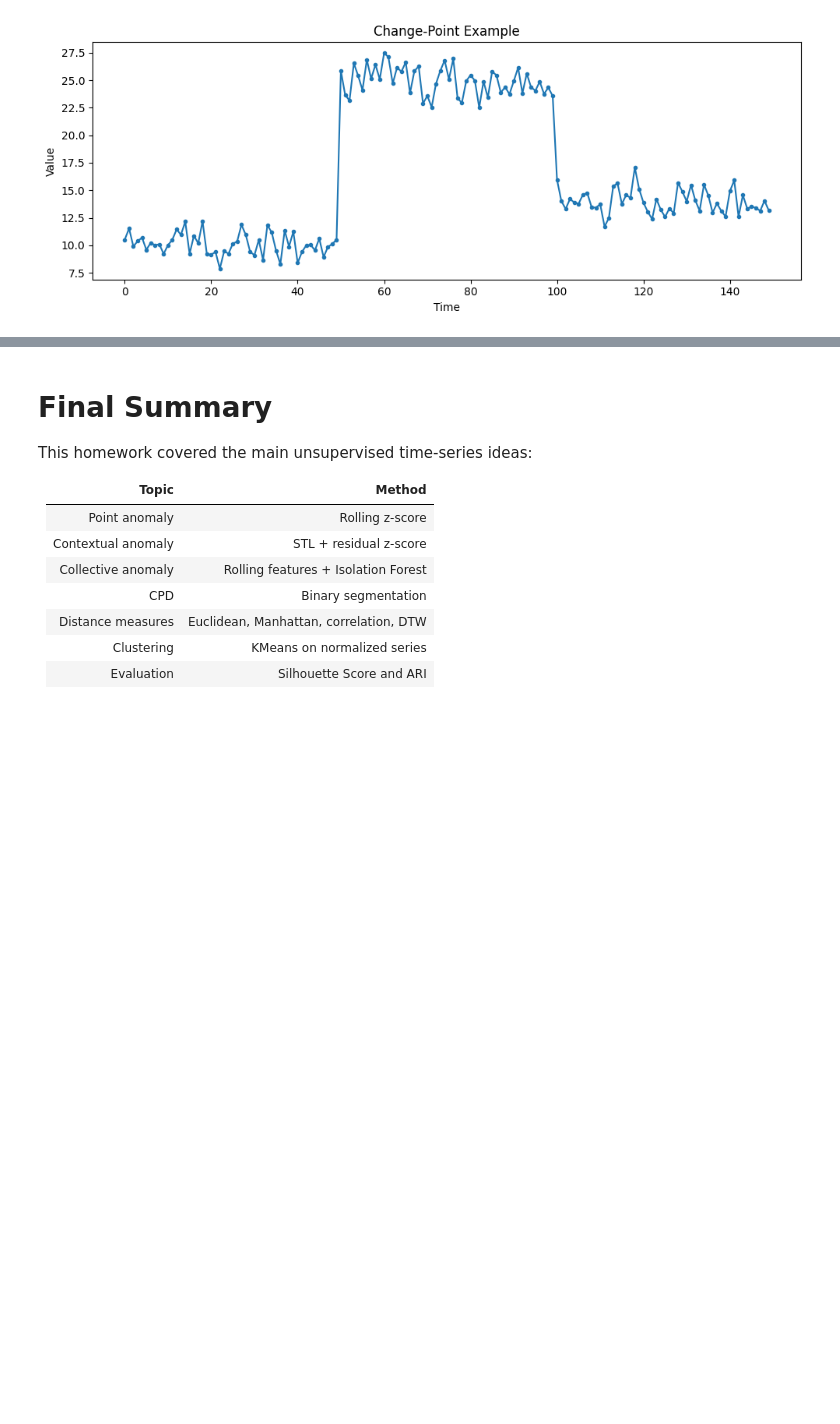
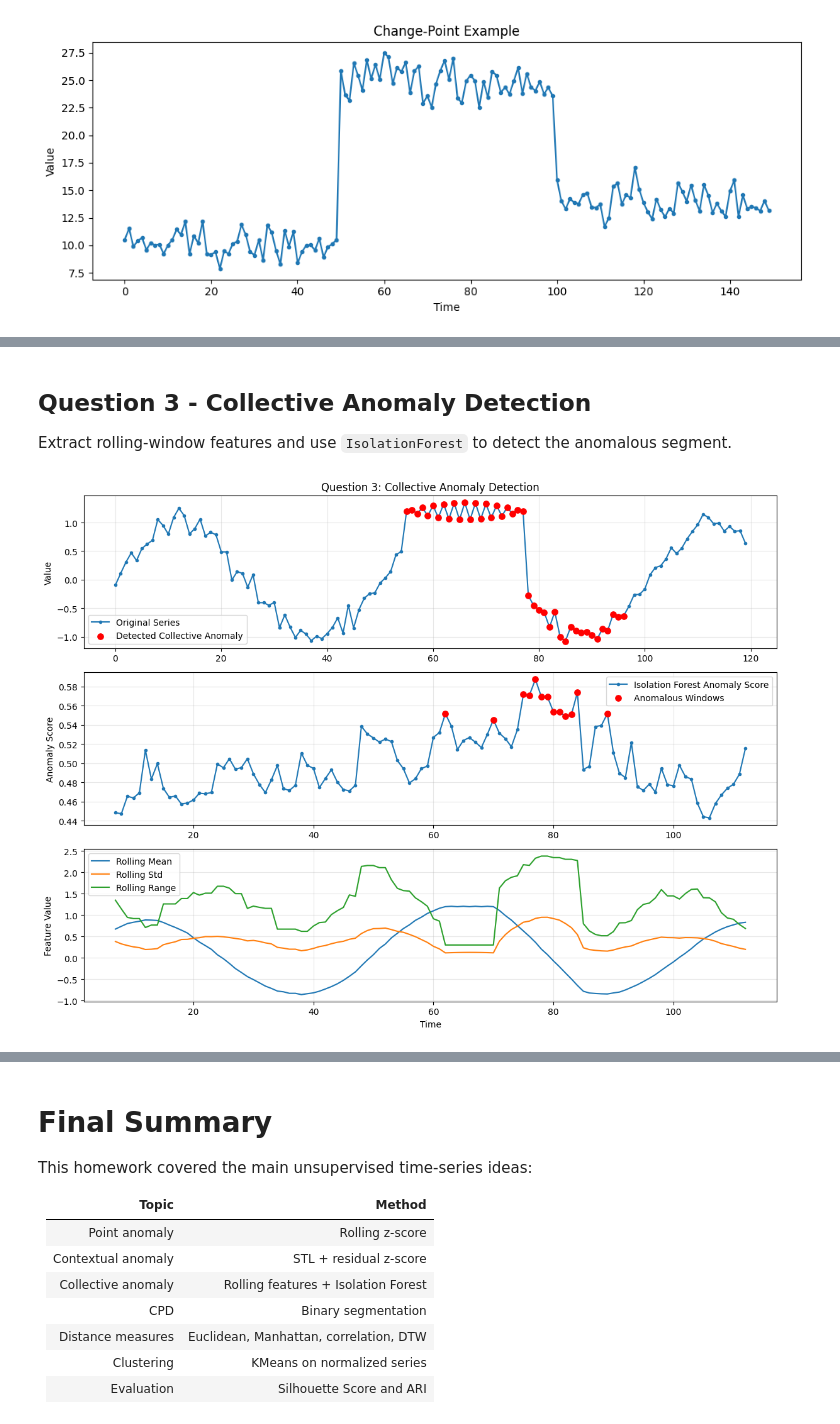
Before and after one commit to yoav-ayalon/course-Time-Series, a Jupyter notebook: HW3/unsupervised_time_series_homework.ipynb, the cells around one changed output, grey strips where cells are left out. Saved outputs shown, nothing was run; the diff lists cells and outputs as text; code cells hidden in the pictures; blank space fills up the shorter version.

Commit message:
HW3 partially-finished and extras from class

```diff
--- a/HW3/unsupervised_time_series_homework.ipynb
+++ b/HW3/unsupervised_time_series_homework.ipynb
@@ -99,0 +218,80 @@ Generate three groups of time-series, cluster them with KMeans, and evaluate wit
+# %% [markdown]
+## Question 3 - Collective Anomaly Detection
+Extract rolling-window features and use `IsolationForest` to detect the anomalous segment.
+# %%
+# Rolling-window feature extraction
+window_size = 15
+
+features = []
+window_starts = []
+window_centers = []
+
+for i in range(len(y_collective) - window_size + 1):
+    window = y_collective[i:i + window_size]
+    x = np.arange(window_size)
+
+    features.append({
+        "mean": np.mean(window),
+        "std": np.std(window),
+        "min": np.min(window),
+        "max": np.max(window),
+        "range": np.max(window) - np.min(window),
+        "slope": np.polyfit(x, window, 1)[0]})
+
+    window_starts.append(i)
+    window_centers.append(i + window_size // 2)
+
+features_df = pd.DataFrame(features, index=window_centers)
+
+# Fit Isolation Forest on rolling-window features
+iso_model = IsolationForest(contamination=0.12,random_state=42)
+
+window_labels = iso_model.fit_predict(features_df)
+window_scores = -iso_model.score_samples(features_df)
+anomalous_windows = window_labels == -1
+
+# Convert anomalous windows into anomalous points
+collective_anomalies = np.zeros(len(y_collective), dtype=bool)
+
+for start_idx, is_anomaly in zip(window_starts, anomalous_windows):
+    if is_anomaly:
+        collective_anomalies[start_idx:start_idx + window_size] = True
+
+# Visualization
+fig, axes = plt.subplots(3, 1, figsize=(12, 9))
+
+# Plot 1: Original series with detected collective anomaly
+axes[0].plot(y_collective, marker="o", markersize=3, label="Original Series")
+axes[0].scatter(np.where(collective_anomalies)[0], y_collective[collective_anomalies],
+                color="red", s=45, label="Detected Collective Anomaly", zorder=5)
+axes[0].set_title("Question 3: Collective Anomaly Detection")
+axes[0].set_ylabel("Value")
+axes[0].legend()
+axes[0].grid(alpha=0.3)
+
+# Plot 2: Rolling-window anomaly scores
+axes[1].plot(features_df.index, window_scores, marker="o", markersize=3, label="Isolation Forest Anomaly Score")
+axes[1].scatter(features_df.index[anomalous_windows], window_scores[anomalous_windows],
+                color="red", s=45, label="Anomalous Windows", zorder=5)
+axes[1].set_ylabel("Anomaly Score")
+axes[1].legend()
+axes[1].grid(alpha=0.3)
+
+# Plot 3: Rolling-window features
+axes[2].plot(features_df.index, features_df["mean"], label="Rolling Mean")
+axes[2].plot(features_df.index, features_df["std"], label="Rolling Std")
+axes[2].plot(features_df.index, features_df["range"], label="Rolling Range")
+axes[2].set_xlabel("Time")
+axes[2].set_ylabel("Feature Value")
+axes[2].legend()
+axes[2].grid(alpha=0.3)
+
+plt.tight_layout()
+plt.show()
+
+print(f"Anomalous window centers: {features_df.index[anomalous_windows].tolist()}")
+print(f"Number of anomalous windows: {anomalous_windows.sum()}")
+print(f"Detected anomalous point indices: {np.where(collective_anomalies)[0].tolist()}")
+print(f"Number of detected anomalous points: {collective_anomalies.sum()}")
+# %% [output]
+[figure, added]
```
Also changed, not shown: parts of 18 cells of this notebook, 3 other files.
